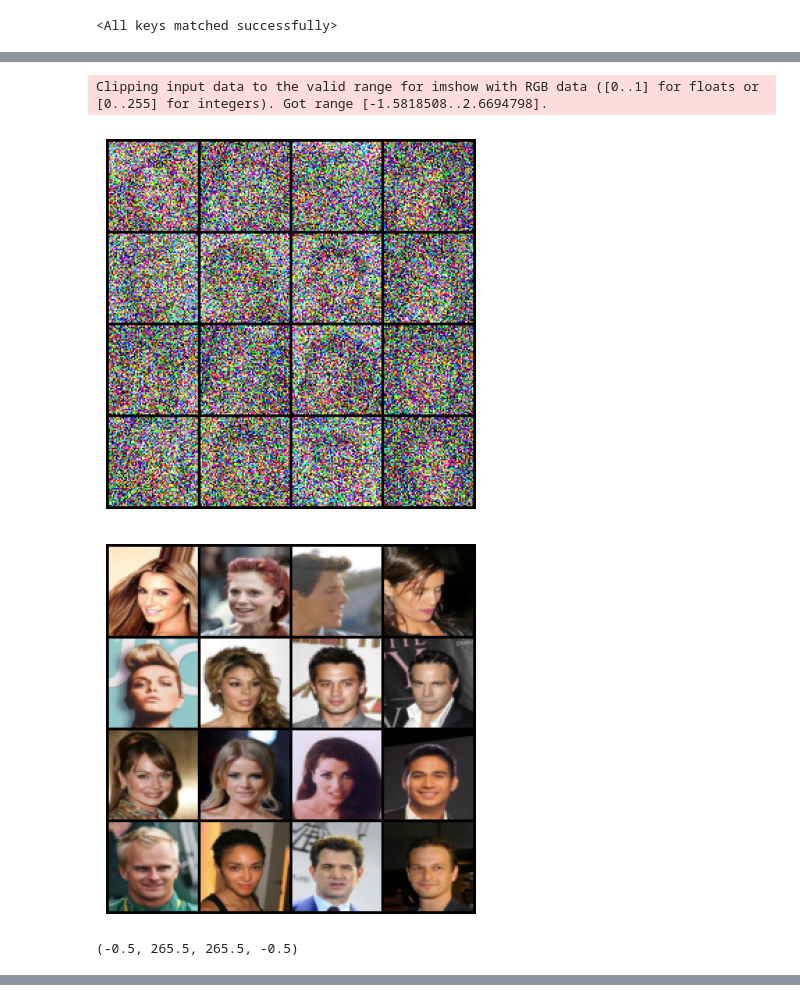
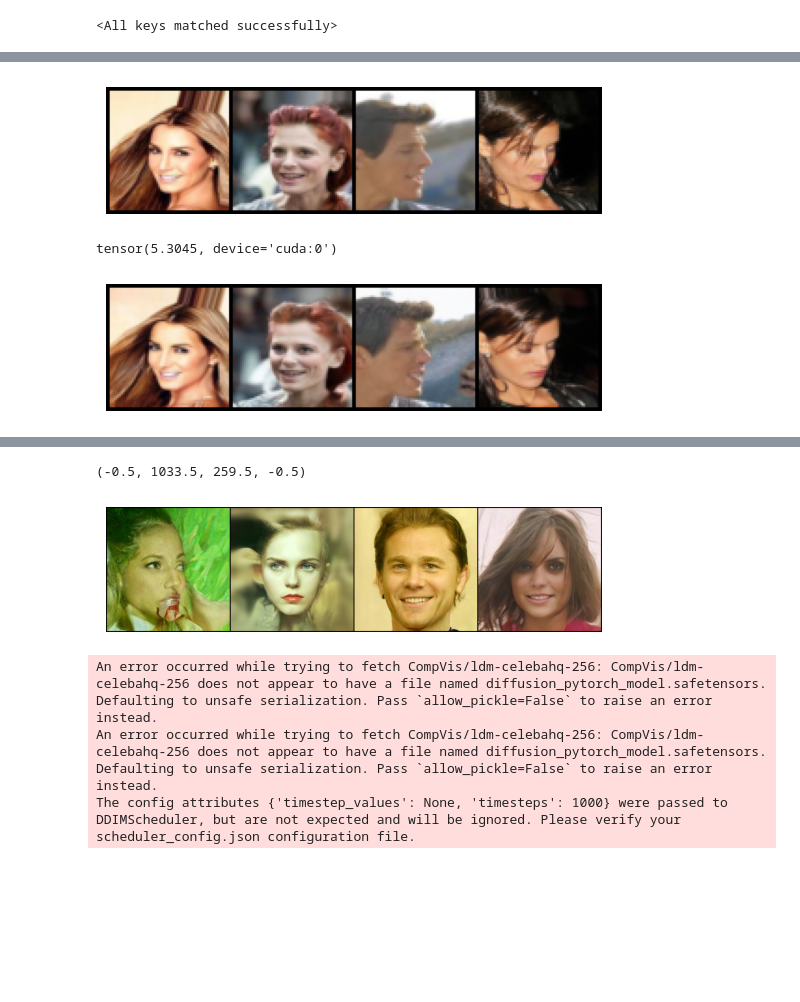
Before and after one commit to sachit3022/compositional-generation, a Jupyter notebook: notebooks/celeba_control_blond_pixel.ipynb, the cells around one changed output, grey strips where cells are left out. Drawn from its saved outputs; the diff is of its cells as text; code cells hidden in the pictures; blank space fills up the shorter version.

Commit message:
image generation domain gap

```diff
--- a/notebooks/celeba_control_blond_pixel.ipynb
+++ b/notebooks/celeba_control_blond_pixel.ipynb
@@ -130,14 +130,11 @@ class CondDDIMPipeline(DDIMPipeline):
 
         self.scheduler.set_timesteps(num_inference_steps)
         if 'noise_percentage' in kwargs:
-            timesteps = torch.ones(images.size(0), device=device, dtype=torch.long)*self.scheduler.timesteps[int(len(self.scheduler.timesteps)*kwargs['noise_percentage'])]
+            timesteps = torch.ones(image.size(0), device=self.unet.device, dtype=torch.long)*self.scheduler.timesteps[int(len(self.scheduler.timesteps)*kwargs['noise_percentage'])]
             noise = torch.randn_like(image)
-            image = scheduler.add_noise(image,noise ,timesteps)
+            image = self.scheduler.add_noise(image,noise ,timesteps)
             self.scheduler.timesteps =self.scheduler.timesteps[int(len(self.scheduler.timesteps)*kwargs['noise_percentage'])+1:]
 
-        plt.imshow(torchvision.utils.make_grid(image.detach().cpu()*0.5+0.5, nrow=4).permute(1,2,0))
-        plt.axis('off')
-        plt.show()
 
         if query is not None:
             image = image.to(device=query.device)
@@ -154,6 +151,7 @@ class CondDDIMPipeline(DDIMPipeline):
 
         if self.vae is not None:
             image = self.vae.decode(image/self.vae.config.scaling_factor)[0]
+        image = (image / 2 + 0.5).clamp(0, 1)
         if not return_dict:
             return (image,)
         return ImagePipelineOutput(images=image)
@@ -294,27 +291,29 @@ original_data_path = '/research/hal-datastore/datasets/original/'
 val_transform = default_celeba_transform('val')
 original_data_val = BlondFemaleDataset(original_data_path, split='train',transforms=val_transform,target_transform=blond_male_transform())
 # %%
-images = torch.vstack([original_data_val[i]['X'].unsqueeze(dim=0) for i in range(16)]).to(device)
-query = torch.vstack([original_data_val[i]['label'].unsqueeze(dim=0) for i in range(16)]).to(device)
-query = torch.tensor([[0,1]]*16).to(device)
-guidance_scale = [7.5,7.5]
+images = torch.vstack([original_data_val[i]['X'].unsqueeze(dim=0) for i in range(4)]).to(device)
+query = torch.vstack([original_data_val[i]['label'].unsqueeze(dim=0) for i in range(4)]).to(device)
+#query = torch.tensor([[0,1]]*16).to(device)
+guidance_scale = [7.5, 7.5]
 null_token = torch.ones_like(query).to(device)*2
 generated_images = pipeline(batch_size=query.size(0),
                 num_inference_steps= 100,
                 return_dict= True,
                 use_clipped_model_output = True,
                 query = query,
                 image = images,
                 guidance_scale=guidance_scale,
-                noise_percentage=0.2,
+                noise_percentage=0.7,
                 null_token=null_token)[0]
-plt.imshow(torchvision.utils.make_grid(images.detach().cpu()*0.5+0.5, nrow=4).permute(1,2,0))
+
+images = images*0.5+0.5
+plt.imshow(torchvision.utils.make_grid(images.detach().cpu(), nrow=4).permute(1,2,0))
 plt.axis('off')
 plt.show()
-plt.imshow(torchvision.utils.make_grid(generated_images.detach().cpu()*0.5+0.5, nrow=4).permute(1,2,0))
+plt.imshow(torchvision.utils.make_grid(generated_images.detach().cpu(), nrow=4).permute(1,2,0))
 plt.axis('off')
+(generated_images.view(generated_images.size(0),-1) - images.view(images.size(0),-1)).norm(dim=1).mean()
 # %% [output]
+[figure, new version]
-Clipping input data to the valid range for imshow with RGB data ([0..1] for floats or [0..255] for integers). Got range [-1.5818508..2.6694798].
+tensor(5.3045, device='cuda:0')
-[figure, old version]
-[figure, old version]
+[figure, new version]
-(-0.5, 265.5, 265.5, -0.5)
@@ -321,0 +479,25 @@ Clipping input data to the valid range for imshow with RGB data ([0..1] for floa
+# %%
+device = 'cuda:0'
+ddpm = ddpm.to(device)
+# run pipeline in inference (sample random noise and denoise)image=original_data_val[0]['X'].unsqueeze(dim=0).to(device),noise_percentage=0.0,
+image = ddpm(batch_size=4,num_inference_steps=100,return_dict= True,use_clipped_model_output = True,output_type='numpy')[0]
+plt.imshow(torchvision.utils.make_grid(torch.from_numpy(image).permute(0, 3, 1,2), nrow=4).permute(1,2,0))
+plt.axis('off')
+# %% [output]
+(-0.5, 1033.5, 259.5, -0.5)
+[figure, added]
+# %%
+from diffusers import UNet2DModel, DDIMScheduler, VQModel
+import torch
+import PIL.Image
+import numpy as np
+import tqdm
+unet = UNet2DModel.from_pretrained("CompVis/ldm-celebahq-256", subfolder="unet",cache_dir="/research/hal-gaudisac/Diffusion/compositional-generation/checkpoints",allow_pickle=False)
+vqvae = VQModel.from_pretrained("CompVis/ldm-celebahq-256", subfolder="vqvae",cache_dir="/research/hal-gaudisac/Diffusion/compositional-generation/checkpoints",allow_pickle=False)
+scheduler = DDIMScheduler.from_config("CompVis/ldm-celebahq-256", subfolder="scheduler",cache_dir="/research/hal-gaudisac/Diffusion/compositional-generation/checkpoints",allow_pickle=False)
+# %% [output]
+An error occurred while trying to fetch CompVis/ldm-celebahq-256: CompVis/ldm-celebahq-256 does not appear to have a file named diffusion_pytorch_model.safetensors.
+Defaulting to unsafe serialization. Pass `allow_pickle=False` to raise an error instead.
+An error occurred while trying to fetch CompVis/ldm-celebahq-256: CompVis/ldm-celebahq-256 does not appear to have a file named diffusion_pytorch_model.safetensors.
+Defaulting to unsafe serialization. Pass `allow_pickle=False` to raise an error instead.
+The config attributes {'timestep_values': None, 'timesteps': 1000} were passed to DDIMScheduler, but are not expected and will be ignored. Please verify your scheduler_config.json configuration file.
```
Also changed, not shown: parts of 8 cells of this notebook, 4 other files.
